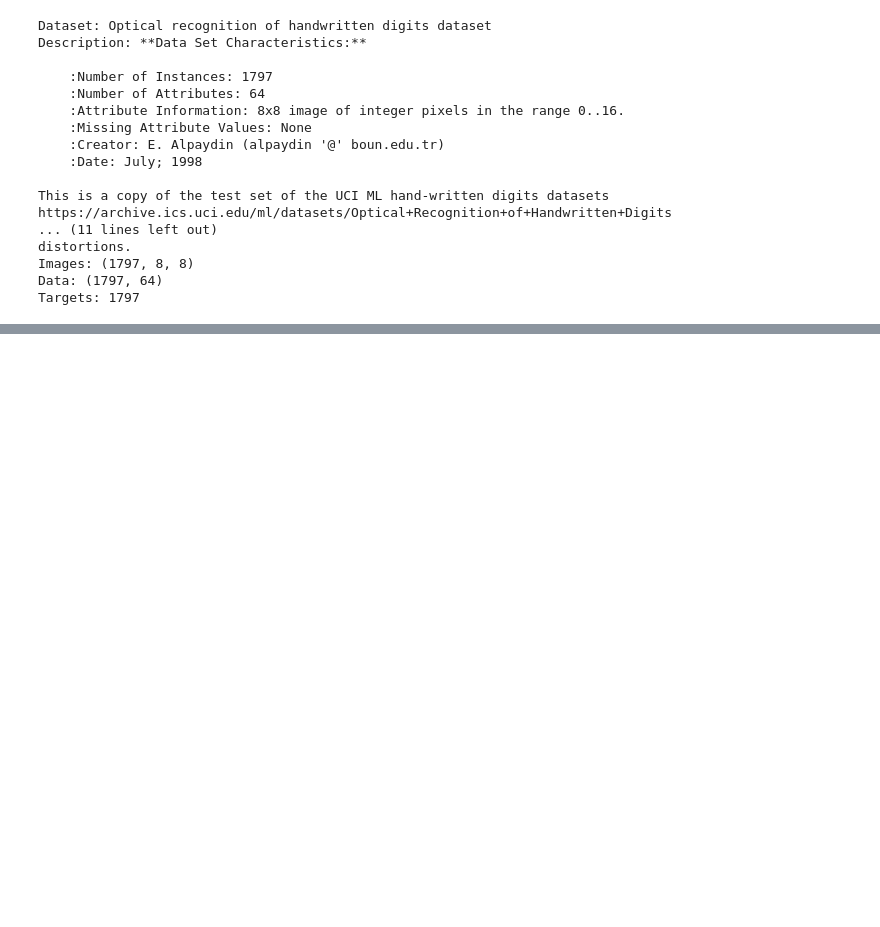
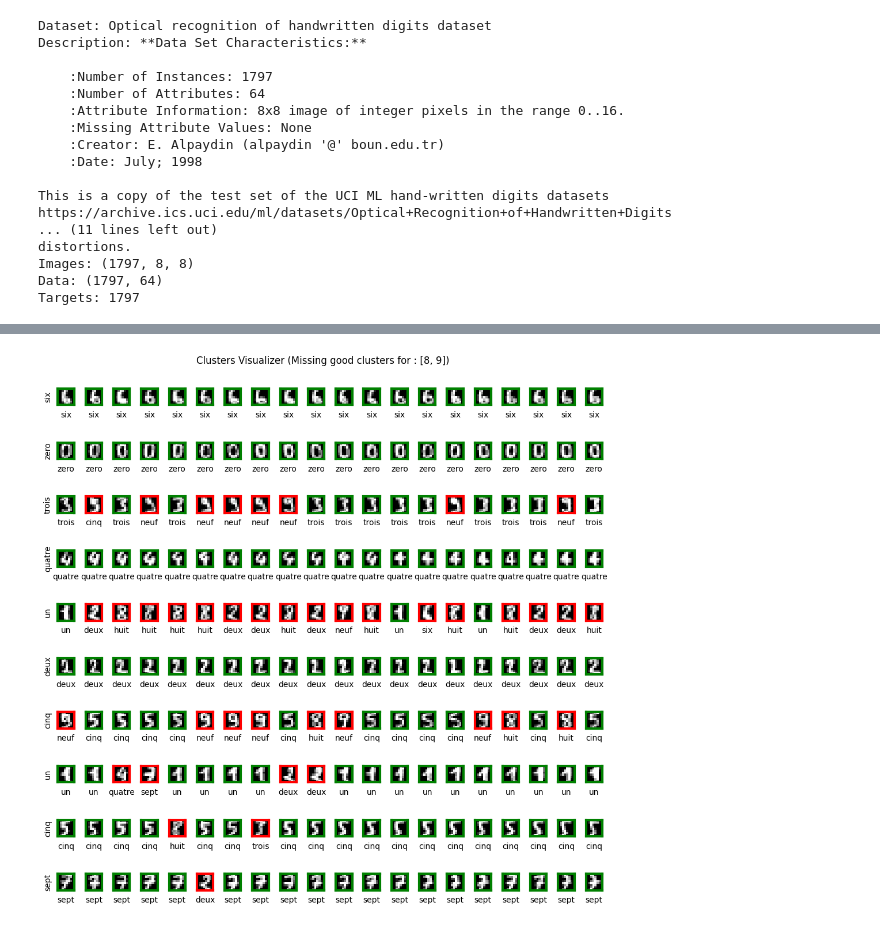
Before and after one commit to Skanx7/PRBI, a Jupyter notebook: projet/projet.ipynb, the cells around one changed output, grey strips where cells are left out. Cells and saved outputs as stored; diff of their text form; code cells hidden in the pictures; blank space fills up the shorter version.

```diff
--- a/projet/projet.ipynb
+++ b/projet/projet.ipynb
@@ -32,0 +56,10 @@ vs.show(amount = 20, colored = False)
+# %%
+from kmeans import Kmeans
+K = 10
+kmeans = Kmeans(K)
+kmeans.run()        # fit + summary saved in kmeans object
+
+clusters = kmeans.clusters
+map_clusters = kmeans.cluster_to_label
+
+kmeans.summary()
@@ -32,0 +76,4 @@ vs.show(amount = 20, colored = False)
+# %%
+vs.show_clusters(clusters, map_clusters, 20, True, True)
+# %% [output]
+[figure, added]
```
Also changed, not shown: parts of 15 cells of this notebook, 2 other files.
